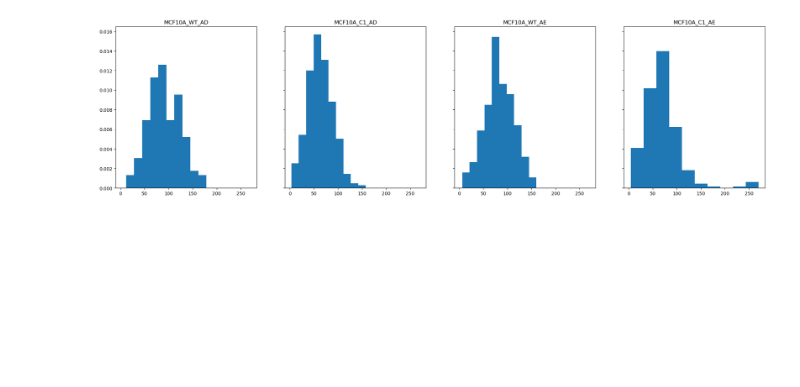
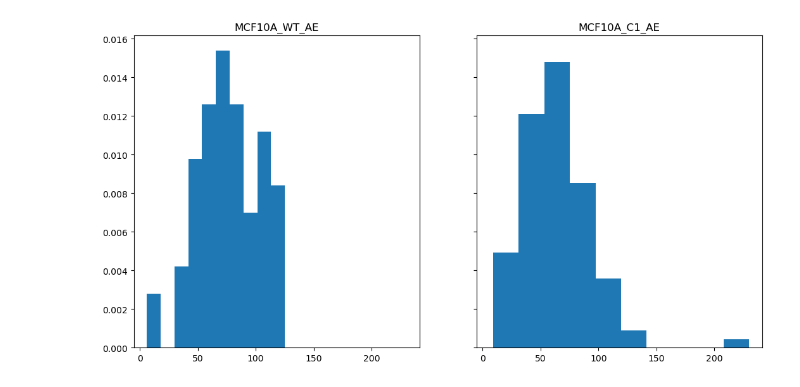
Before and after one commit to paulsengroup/2022-mcf10a-cancer-progression, a Jupyter notebook: notebooks/plot_fish_blob_radial_positioning.ipynb, the cells around one changed output. Saved outputs shown, nothing was run; the diff lists cells and outputs as text; code cells hidden in the pictures; blank space fills up the shorter version.

```diff
--- a/notebooks/plot_fish_blob_radial_positioning.ipynb
+++ b/notebooks/plot_fish_blob_radial_positioning.ipynb
@@ -30,12 +33,13 @@ def process_blobs(path_to_h5, overlap_cfx_cutoff):
                 blobs1["color"] = "green"
                 blobs1["cell"] = blob_path
 
+                # Red probes are always A, which is present in 6 copies in C1, so we cannot use it
+                # blobs2 = import_blobs(h5[blob_path], "red")
+                # blobs2["color"] = "red"
+                # blobs2["cell"] = blob_path
 
-                blobs2 = import_blobs(h5[blob_path], "red")
-                blobs2["color"] = "red"
-                blobs2["cell"] = blob_path
-
-                dfs.append(pd.concat([blobs1, blobs2]))
+                # dfs.append(pd.concat([blobs1, blobs2]))
+                dfs.append(blobs1)
 
     return pd.concat(dfs)
 
@@ -80,31 +84,36 @@ def process_contours(path, overlap_cfx_cutoff):
     return pd.DataFrame(data, columns=["cell", "centroid_id", "centroid_x", "centroid_y"])
 # %%
 files = [
-    "../data/output/fish/MCF10A_WT_AD_segmented_nuclei_with_blobs.h5",
-    "../data/output/fish/MCF10A_C1_AD_segmented_nuclei_with_blobs.h5",
+    # "../data/output/fish/MCF10A_WT_AD_segmented_nuclei_with_blobs.h5",
+    # "../data/output/fish/MCF10A_C1_AD_segmented_nuclei_with_blobs.h5",
     "../data/output/fish/MCF10A_WT_AE_segmented_nuclei_with_blobs.h5",
     "../data/output/fish/MCF10A_C1_AE_segmented_nuclei_with_blobs.h5",
 
 ]
 
 fig, axs = plt.subplots(1, len(files), figsize=(len(files) * 6.4, 6.4), sharex=True, sharey=True)
 
+dfs = {}
+
 for f, ax in zip(files, axs):
     blobs = process_blobs(f, 0.95)
     centroids = process_contours(f, 0.95)
-    dfs = []
+    dfs_ = []
     for _, row in centroids.iterrows():
         cell, cid = row["cell"], row["centroid_id"]
         cell = f"{cell}/blobs/{cid}"
         x, y = row["centroid_x"], row["centroid_y"]
         df = blobs[blobs["cell"] == cell].copy()
         df["dist"] = np.sqrt(np.power(df["x"] - x, 2) + np.power(df["y"] - y, 2))
-        dfs.append(df)
+        dfs_.append(df)
 
-    df = pd.concat(dfs)
+    df = pd.concat(dfs_)
+    title = os.path.basename(f).removesuffix("_segmented_nuclei_with_blobs.h5")
+    dfs[title] = df
+
     ax.hist(df["dist"], density=True)
-    ax.set(title=os.path.basename(f).removesuffix("_segmented_nuclei_with_blobs.h5"))
+    ax.set(title=title)
 
 fig.savefig("/tmp/fish_radial_positioning_hist.svg")
 # %% [output]
-[figure, old version]
+[figure, new version]
```
Also changed, not shown: parts of 4 cells of this notebook.
